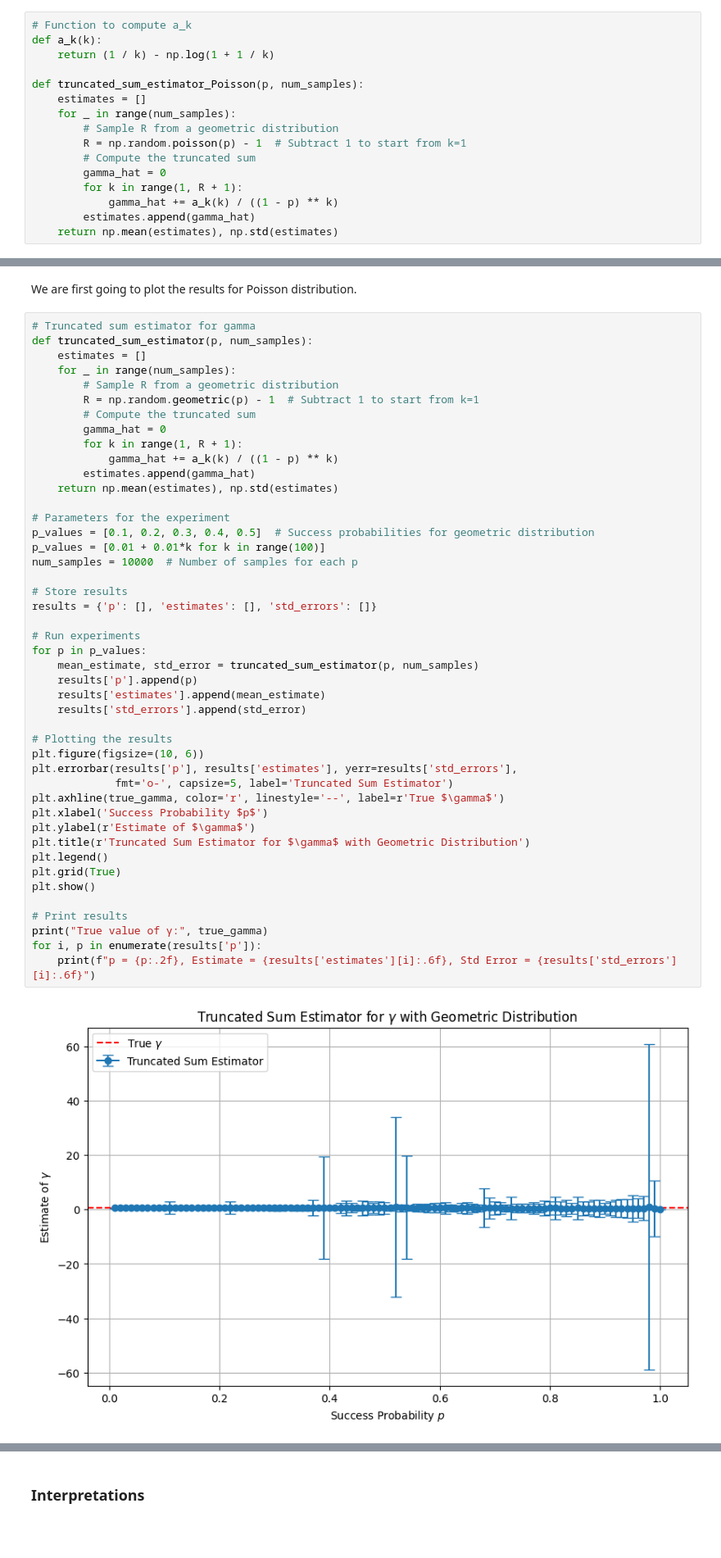
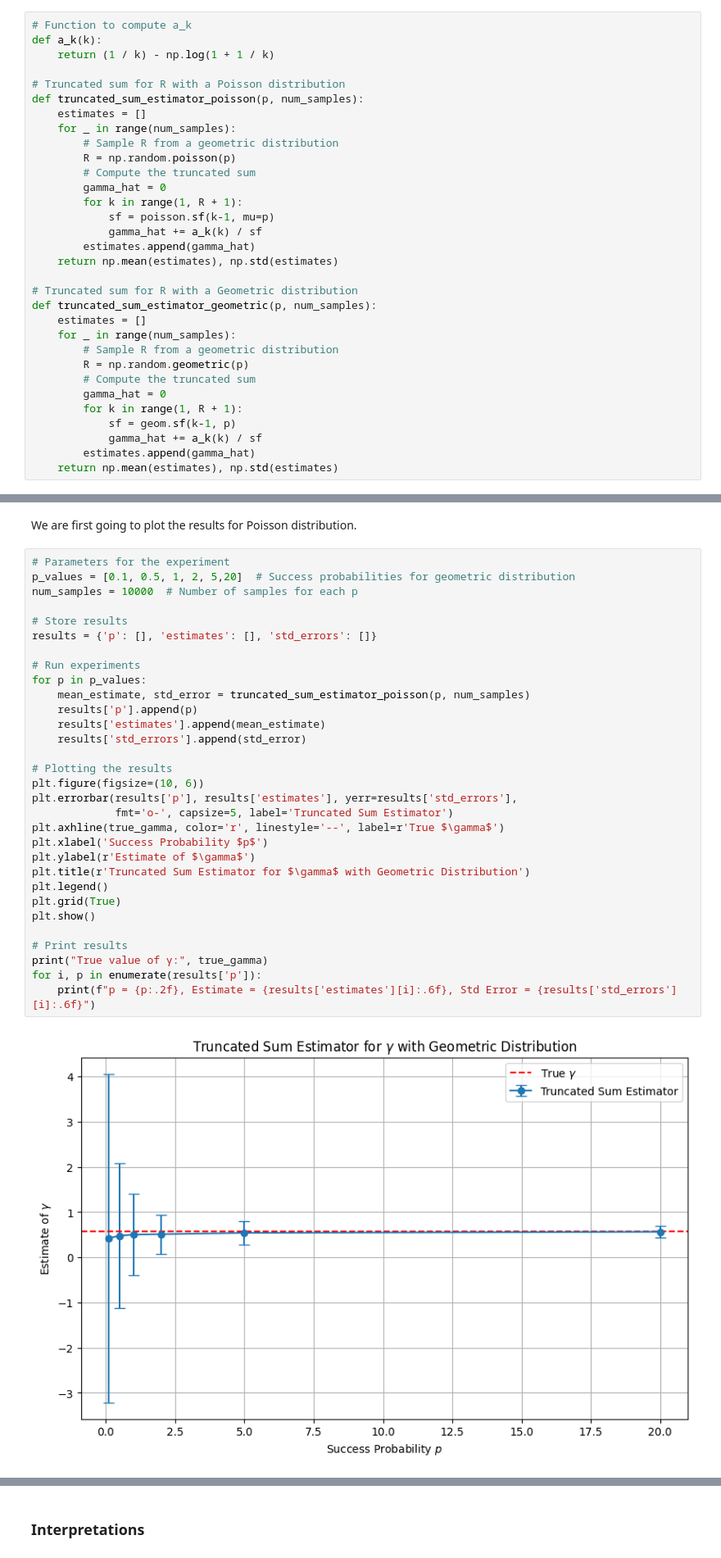
Before and after one commit to Leooryx/Euler_Monte_Carlo, a Jupyter notebook: main.ipynb, the cells around one changed output, grey strips where cells are left out. Shown at 82% size. Saved outputs shown, nothing was run; the diff lists cells and outputs as text; blank space fills up the shorter version.

Commit message:
new graphes and Q4

```diff
--- a/main.ipynb
+++ b/main.ipynb
@@ -651,14 +658,30 @@ This shows that the truncated sum estimator is unbiased for the infinite sum $S
 def a_k(k):
     return (1 / k) - np.log(1 + 1 / k)
 
-def truncated_sum_estimator_Poisson(p, num_samples):
+# Truncated sum for R with a Poisson distribution
+def truncated_sum_estimator_poisson(p, num_samples):
     estimates = []
     for _ in range(num_samples):
         # Sample R from a geometric distribution
-        R = np.random.poisson(p) - 1  # Subtract 1 to start from k=1
+        R = np.random.poisson(p)
         # Compute the truncated sum
         gamma_hat = 0
         for k in range(1, R + 1):
-            gamma_hat += a_k(k) / ((1 - p) ** k)
+            sf = poisson.sf(k-1, mu=p)
+            gamma_hat += a_k(k) / sf
         estimates.append(gamma_hat)
     return np.mean(estimates), np.std(estimates)
+
+# Truncated sum for R with a Geometric distribution
+def truncated_sum_estimator_geometric(p, num_samples):
+    estimates = []
+    for _ in range(num_samples):
+        # Sample R from a geometric distribution
+        R = np.random.geometric(p)
+        # Compute the truncated sum
+        gamma_hat = 0
+        for k in range(1, R + 1):
+            sf = geom.sf(k-1, p)
+            gamma_hat += a_k(k) / sf
+        estimates.append(gamma_hat)
+    return np.mean(estimates), np.std(estimates)
@@ -667,50 +688,36 @@ AttributeError: module 'numpy.random' has no attribute 'distrib'
 # %% [markdown]
 We are first going to plot the results for Poisson distribution.
 # %%
-# Truncated sum estimator for gamma
-def truncated_sum_estimator(p, num_samples):
-    estimates = []
-    for _ in range(num_samples):
-        # Sample R from a geometric distribution
-        R = np.random.geometric(p) - 1  # Subtract 1 to start from k=1
-        # Compute the truncated sum
-        gamma_hat = 0
-        for k in range(1, R + 1):
-            gamma_hat += a_k(k) / ((1 - p) ** k)
-        estimates.append(gamma_hat)
-    return np.mean(estimates), np.std(estimates)
-
 # Parameters for the experiment
-p_values = [0.1, 0.2, 0.3, 0.4, 0.5]  # Success probabilities for geometric distribution
-p_values = [0.01 + 0.01*k for k in range(100)]
+p_values = [0.1, 0.5, 1, 2, 5,20]  # Success probabilities for geometric distribution
 num_samples = 10000  # Number of samples for each p
 
 # Store results
 results = {'p': [], 'estimates': [], 'std_errors': []}
 
 # Run experiments
 for p in p_values:
-    mean_estimate, std_error = truncated_sum_estimator(p, num_samples)
+    mean_estimate, std_error = truncated_sum_estimator_poisson(p, num_samples)
     results['p'].append(p)
     results['estimates'].append(mean_estimate)
     results['std_errors'].append(std_error)
 
 # Plotting the results
 plt.figure(figsize=(10, 6))
 plt.errorbar(results['p'], results['estimates'], yerr=results['std_errors'],
              fmt='o-', capsize=5, label='Truncated Sum Estimator')
 plt.axhline(true_gamma, color='r', linestyle='--', label=r'True $\gamma$')
 plt.xlabel('Success Probability $p$')
 plt.ylabel(r'Estimate of $\gamma$')
 plt.title(r'Truncated Sum Estimator for $\gamma$ with Geometric Distribution')
 plt.legend()
 plt.grid(True)
 plt.show()
 
 # Print results
 print("True value of γ:", true_gamma)
 for i, p in enumerate(results['p']):
     print(f"p = {p:.2f}, Estimate = {results['estimates'][i]:.6f}, Std Error = {results['std_errors'][i]:.6f}")
 # %% [output]
-[figure, old version]
+[figure, new version]
 True value of γ: 0.5772156649015329
```
Also changed, not shown: parts of 12 cells of this notebook.
